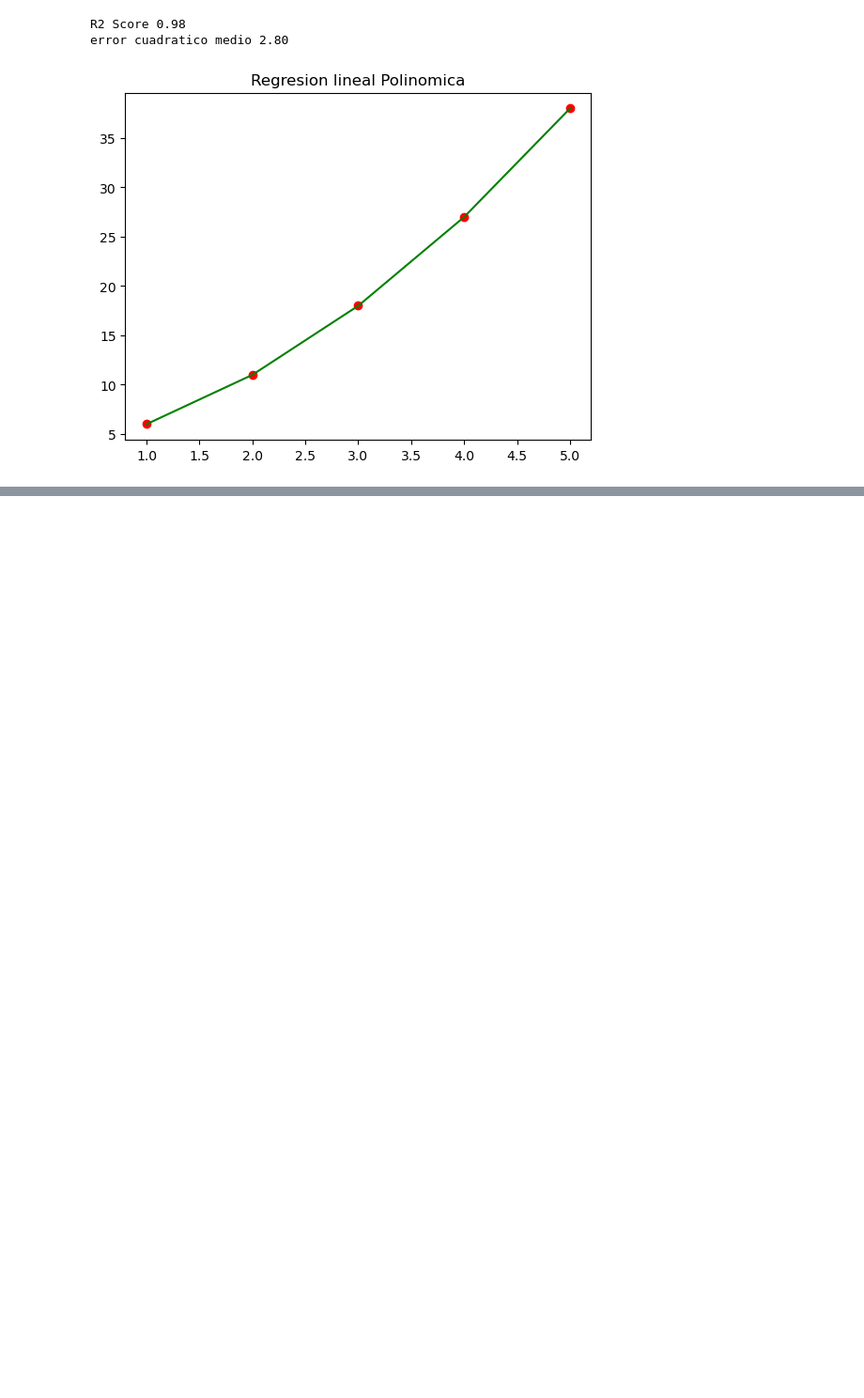
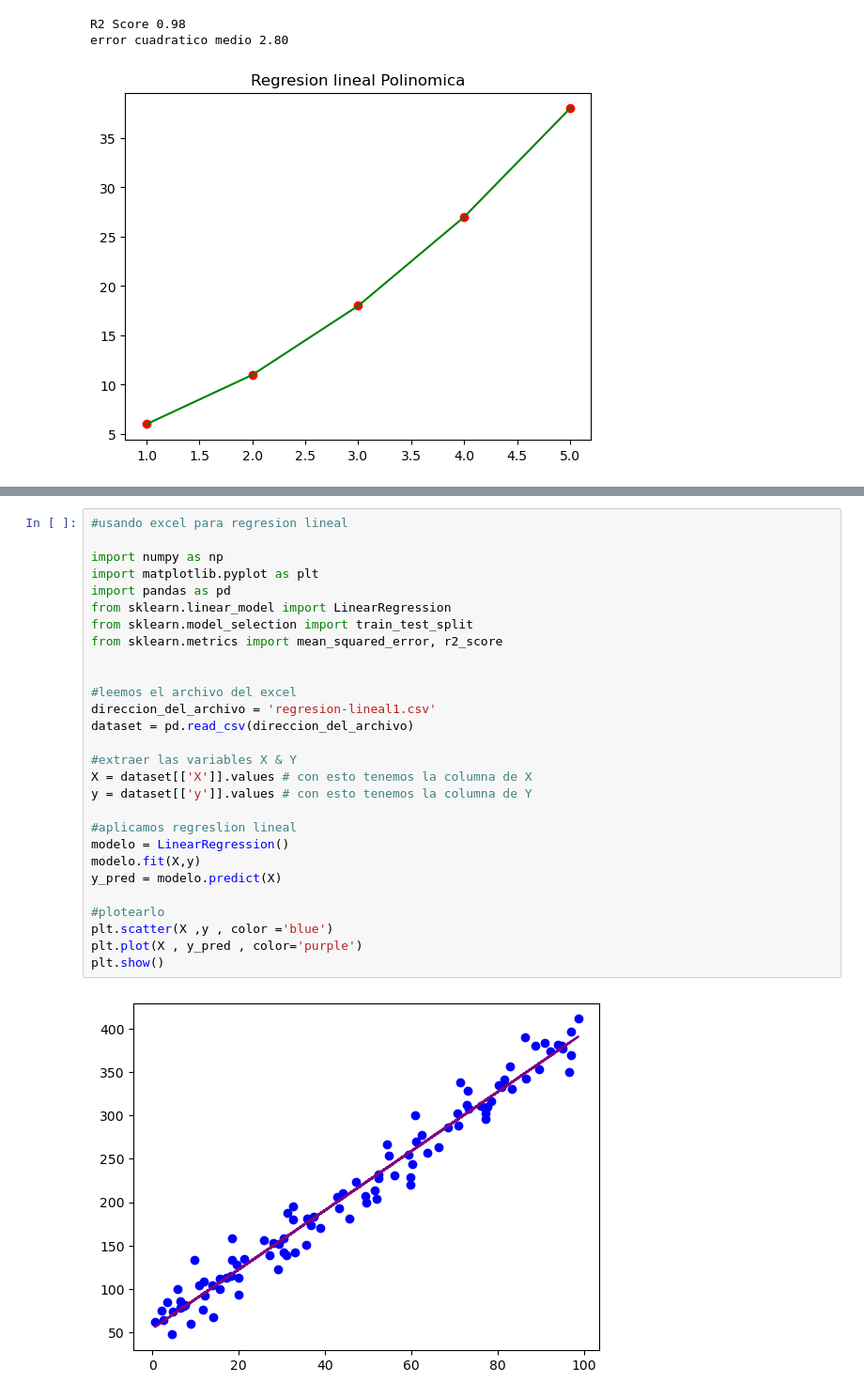
Before and after one commit to vizcardo1199/python-statitics, a Jupyter notebook: MODULO-2/Sesion16.ipynb, the cells around one changed output, grey strips where cells are left out. Shown at 94% size. Cells and saved outputs as stored; diff of their text form; blank space fills up the shorter version.

```diff
--- a/MODULO-2/Sesion16.ipynb
+++ b/MODULO-2/Sesion16.ipynb
@@ -117,0 +118,30 @@ error cuadratico medio 2.80
+# %%
+#usando excel para regresion lineal
+
+import numpy as np
+import matplotlib.pyplot as plt
+import pandas as pd
+from sklearn.linear_model import LinearRegression
+from sklearn.model_selection import train_test_split
+from sklearn.metrics import mean_squared_error, r2_score
+
+
+#leemos el archivo del excel
+direccion_del_archivo = 'regresion-lineal1.csv'
+dataset = pd.read_csv(direccion_del_archivo)
+
+#extraer las variables X & Y
+X = dataset[['X']].values # con esto tenemos la columna de X
+y = dataset[['y']].values # con esto tenemos la columna de Y
+
+#aplicamos regreslion lineal
+modelo = LinearRegression()
+modelo.fit(X,y)
+y_pred = modelo.predict(X)
+
+#plotearlo
+plt.scatter(X ,y , color ='blue')
+plt.plot(X , y_pred , color='purple')
+plt.show()
+# %% [output]
+[figure, added]
```
Also changed, not shown: parts of 1 cell of this notebook, 1 other file.
